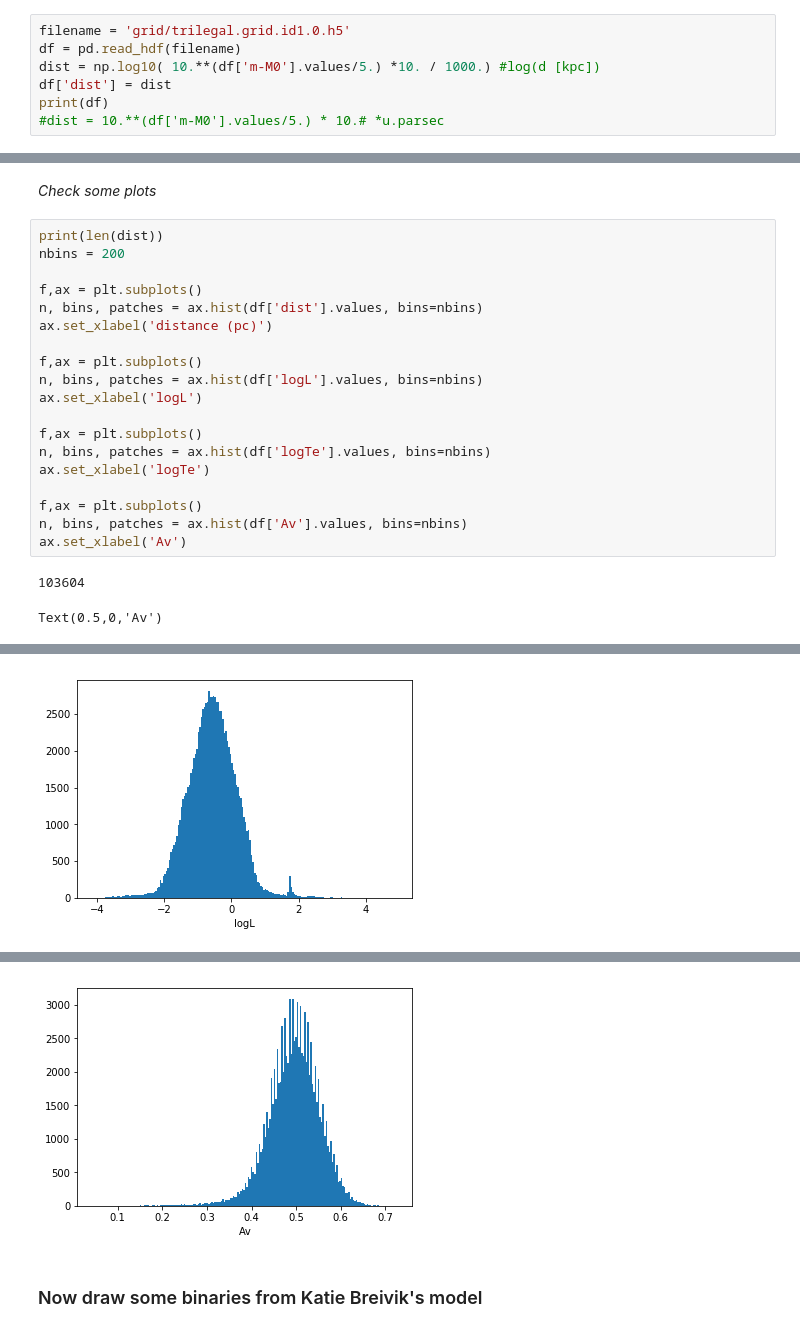
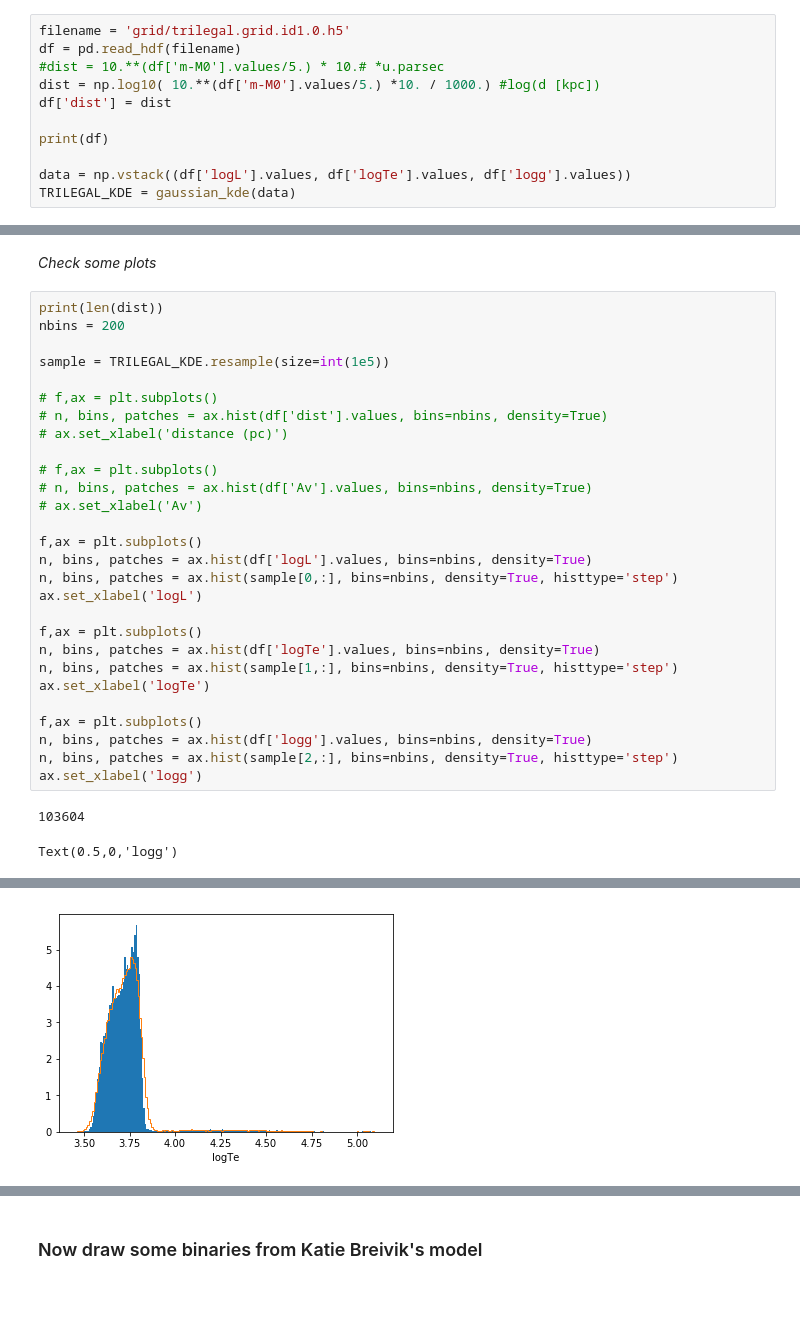
Before and after one commit to avapolzin/EBLSST, a Jupyter notebook: input/TRILEGAL/getTRILEGAL.ipynb, the cells around one changed output, grey strips where cells are left out. Drawn from its saved outputs; the diff is of its cells as text; blank space fills up the shorter version.

Commit message:
working on matching TRILEGAL to Breivik

```diff
--- a/input/TRILEGAL/getTRILEGAL.ipynb
+++ b/input/TRILEGAL/getTRILEGAL.ipynb
@@ -123,10 +103,14 @@ None
 # %%
 filename = 'grid/trilegal.grid.id1.0.h5'
 df = pd.read_hdf(filename)
+#dist = 10.**(df['m-M0'].values/5.) * 10.# *u.parsec
 dist = np.log10( 10.**(df['m-M0'].values/5.) *10. / 1000.) #log(d [kpc])
 df['dist'] = dist
+
 print(df)
-#dist = 10.**(df['m-M0'].values/5.) * 10.# *u.parsec
+
+data = np.vstack((df['logL'].values, df['logTe'].values, df['logg'].values))
+TRILEGAL_KDE = gaussian_kde(data)
 # %% [output]
         Gc  logAge  [M/H]     m_ini   logL  logTe   logg  m-M0     Av  m2/m1  \
 0        1    6.65   0.27   0.51311 -1.374  3.592  4.837   7.2  0.347    0.0
@@ -151,21 +135,30 @@ print(df)
 print(len(dist))
 nbins = 200
 
-f,ax = plt.subplots()
-n, bins, patches = ax.hist(df['dist'].values, bins=nbins)
-ax.set_xlabel('distance (pc)')
+sample = TRILEGAL_KDE.resample(size=int(1e5))
+
+# f,ax = plt.subplots()
+# n, bins, patches = ax.hist(df['dist'].values, bins=nbins, density=True)
+# ax.set_xlabel('distance (pc)')
+
+# f,ax = plt.subplots()
+# n, bins, patches = ax.hist(df['Av'].values, bins=nbins, density=True)
+# ax.set_xlabel('Av')
 
 f,ax = plt.subplots()
-n, bins, patches = ax.hist(df['logL'].values, bins=nbins)
+n, bins, patches = ax.hist(df['logL'].values, bins=nbins, density=True)
+n, bins, patches = ax.hist(sample[0,:], bins=nbins, density=True, histtype='step')
 ax.set_xlabel('logL')
 
 f,ax = plt.subplots()
-n, bins, patches = ax.hist(df['logTe'].values, bins=nbins)
+n, bins, patches = ax.hist(df['logTe'].values, bins=nbins, density=True)
+n, bins, patches = ax.hist(sample[1,:], bins=nbins, density=True, histtype='step')
 ax.set_xlabel('logTe')
 
 f,ax = plt.subplots()
-n, bins, patches = ax.hist(df['Av'].values, bins=nbins)
-ax.set_xlabel('Av')
+n, bins, patches = ax.hist(df['logg'].values, bins=nbins, density=True)
+n, bins, patches = ax.hist(sample[2,:], bins=nbins, density=True, histtype='step')
+ax.set_xlabel('logg')
 # %% [output]
 103604
-Text(0.5,0,'Av')
+Text(0.5,0,'logg')
@@ -173 +166 @@ Text(0.5,0,'Av')
-[figure, old version]
+[figure, new version]
@@ -175,4 +168,3 @@ Text(0.5,0,'Av')
-[figure, removed]
 # %% [markdown]
 ### Now draw some binaries from Katie Breivik's model
 # %%
```
Also changed, not shown: parts of 17 cells of this notebook, 1 other file.
